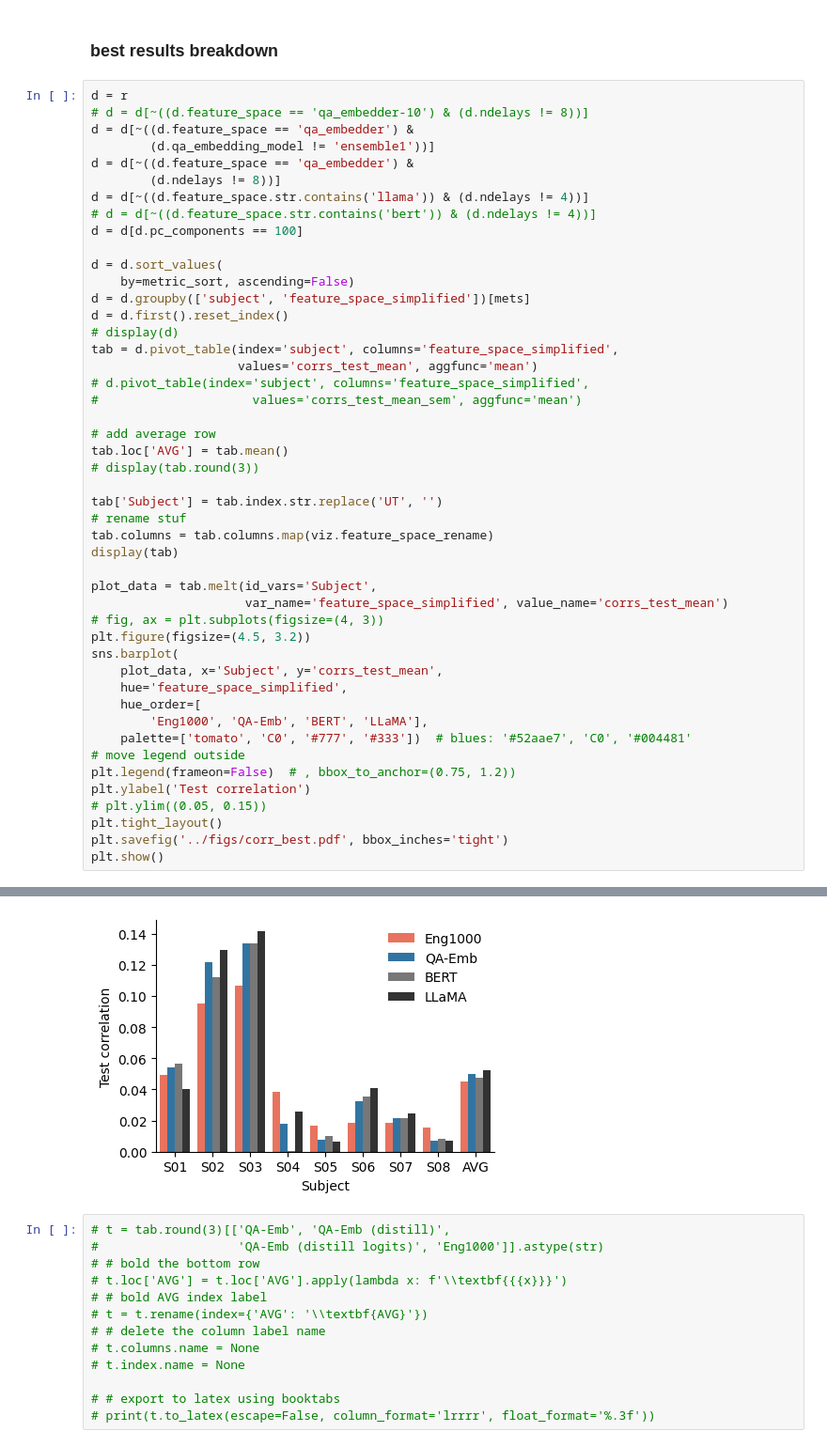
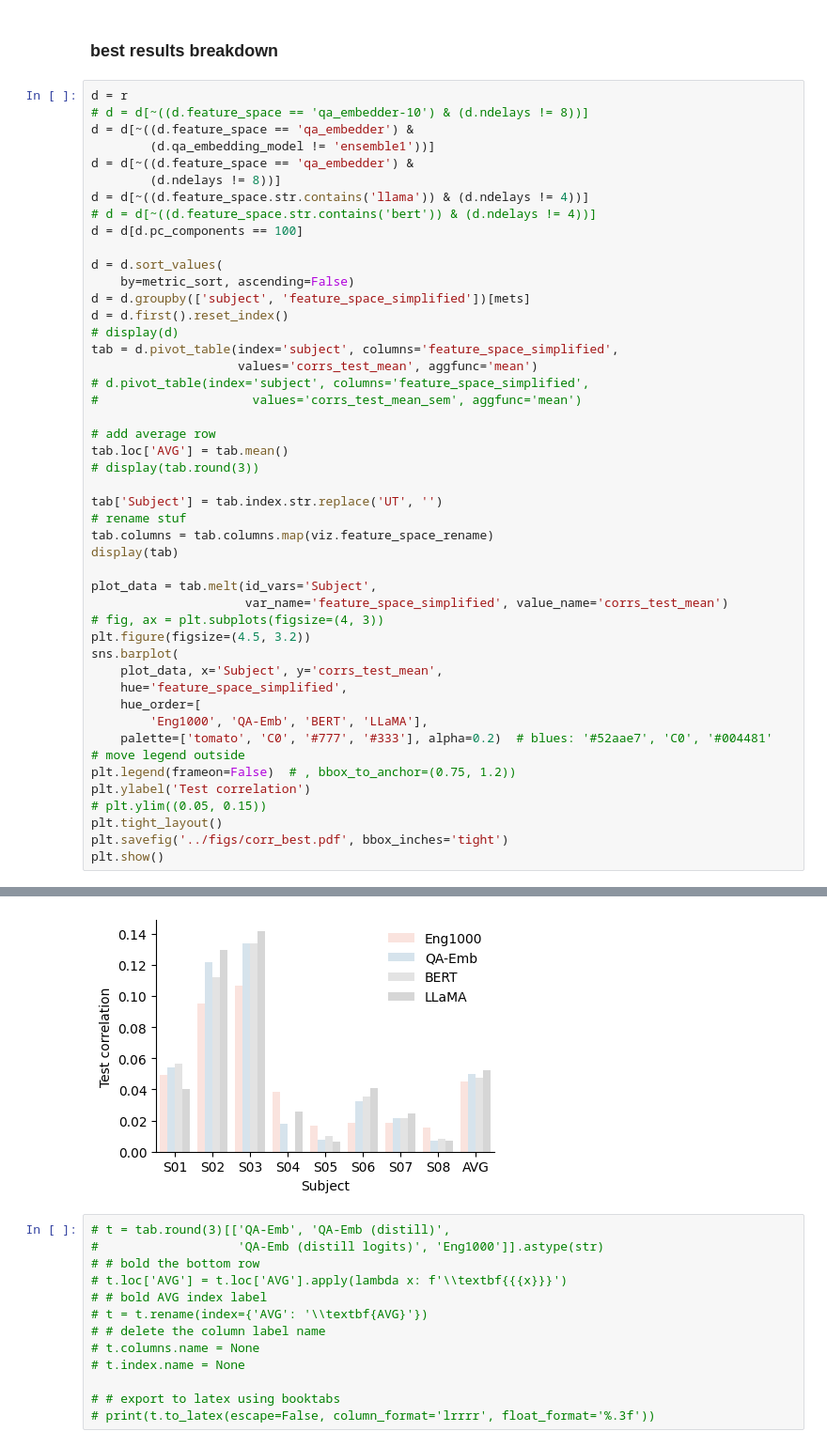
Before and after one commit to csinva/fmri, a Jupyter notebook: notebooks/02_main_curves.ipynb, the cells around one changed output, grey strips where cells are left out. Shown at 94% size. Saved outputs shown, nothing was run; the diff lists cells and outputs as text.

```diff
--- a/notebooks/02_main_curves.ipynb
+++ b/notebooks/02_main_curves.ipynb
@@ -77,35 +74,35 @@ tab.columns = tab.columns.map(viz.feature_space_rename)
 display(tab)
 
 plot_data = tab.melt(id_vars='Subject',
                      var_name='feature_space_simplified', value_name='corrs_test_mean')
 # fig, ax = plt.subplots(figsize=(4, 3))
 plt.figure(figsize=(4.5, 3.2))
 sns.barplot(
     plot_data, x='Subject', y='corrs_test_mean',
     hue='feature_space_simplified',
     hue_order=[
         'Eng1000', 'QA-Emb', 'BERT', 'LLaMA'],
-    palette=['tomato', 'C0', '#777', '#333'])  # blues: '#52aae7', 'C0', '#004481'
+    palette=['tomato', 'C0', '#777', '#333'], alpha=0.2)  # blues: '#52aae7', 'C0', '#004481'
 # move legend outside
 plt.legend(frameon=False)  # , bbox_to_anchor=(0.75, 1.2))
 plt.ylabel('Test correlation')
 # plt.ylim((0.05, 0.15))
 plt.tight_layout()
 plt.savefig('../figs/corr_best.pdf', bbox_inches='tight')
 plt.show()
 # %% [output]
 | feature_space_simplified | BERT | Eng1000 | LLaMA | QA-Emb | Subject |
 | subject |  |  |  |  |  |
 | S01 | 0.056404 | 0.049082 | 0.040163 | 0.054294 | S01 |
 | S02 | 0.112266 | 0.095025 | 0.129774 | 0.121913 | S02 |
 | S03 | 0.133466 | 0.106534 | 0.141692 | 0.133804 | S03 |
 | S04 | 0.000570 | 0.038322 | 0.025816 | 0.017847 | S04 |
 | S05 | 0.010097 | 0.016812 | 0.006638 | 0.007969 | S05 |
 | S06 | 0.035421 | 0.018711 | 0.040702 | 0.032639 | S06 |
 | S07 | 0.021566 | 0.018535 | 0.024591 | 0.021452 | S07 |
 | S08 | 0.008002 | 0.015689 | 0.006872 | 0.006851 | S08 |
 | AVG | 0.047224 | 0.044839 | 0.052031 | 0.049596 | AVG |
-[figure, old version]
+[figure, new version]
 # %%
 # t = tab.round(3)[['QA-Emb', 'QA-Emb (distill)',
 #                   'QA-Emb (distill logits)', 'Eng1000']].astype(str)
```
Also changed, not shown: parts of 3 cells of this notebook, 12 other files.
